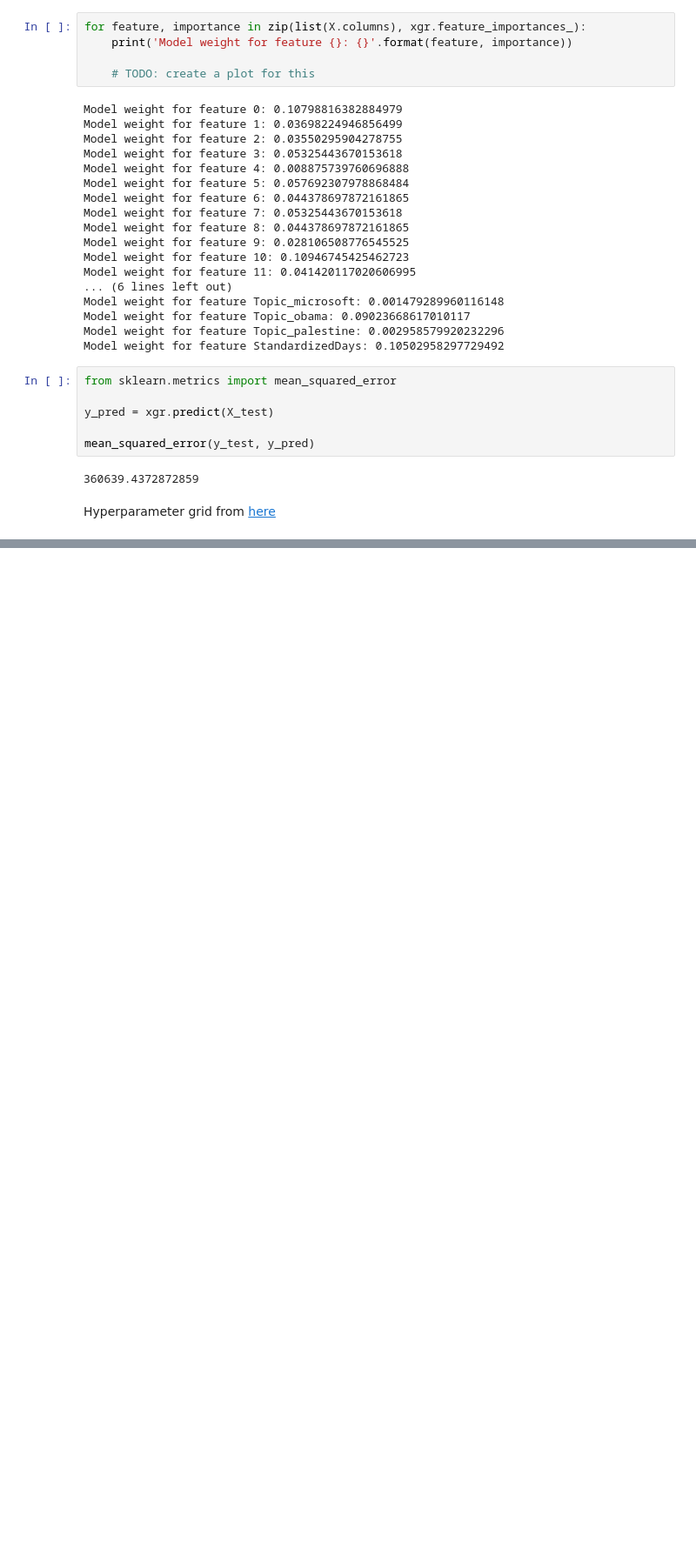
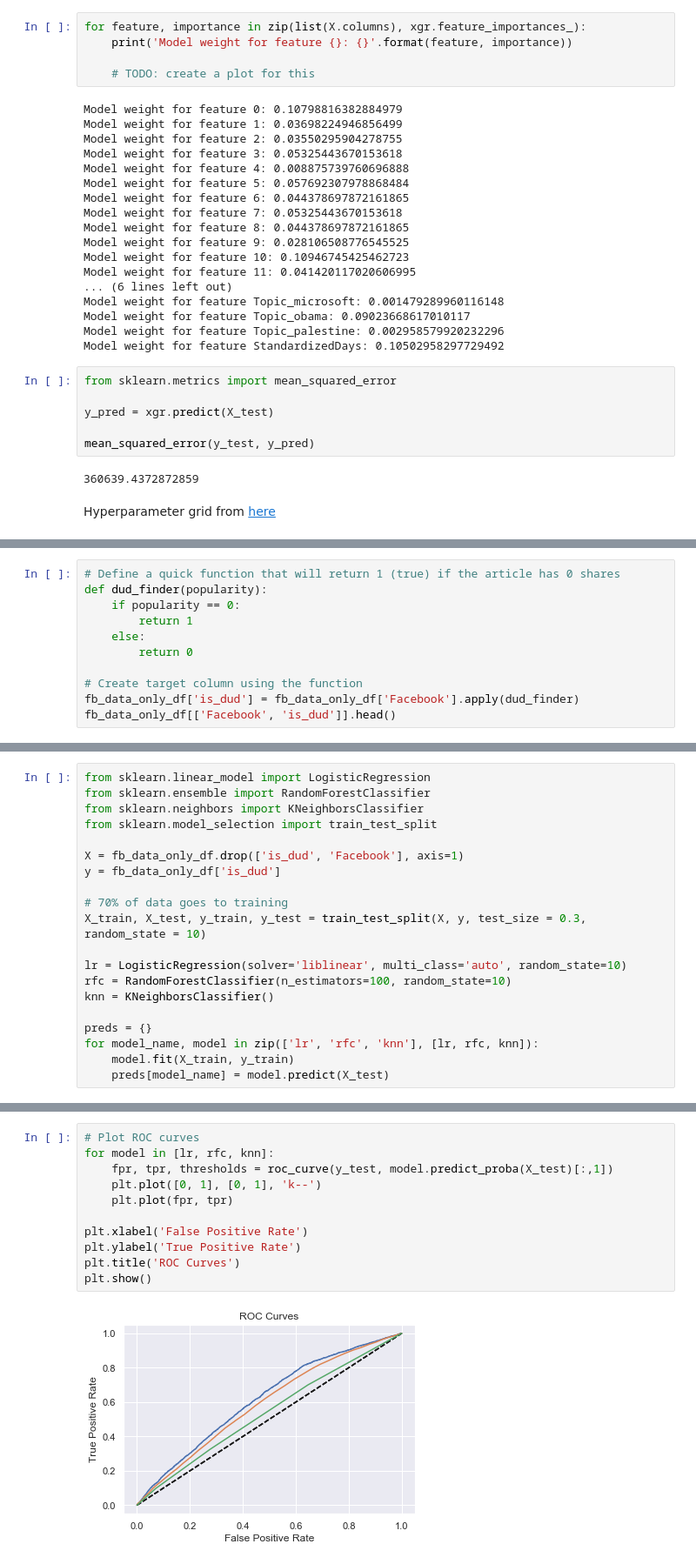
Before and after one commit to chambliss/Notebooks, a Jupyter notebook: Word2Vec_News_Analysis.ipynb, the cells around one changed output, grey strips where cells are left out. Shown: that part at 87% size. Saved outputs shown, nothing was run; the diff lists cells and outputs as text; blank space fills up the shorter version.

```diff
--- a/Word2Vec_News_Analysis.ipynb
+++ b/Word2Vec_News_Analysis.ipynb
@@ -612,0 +636,11 @@ To be continued - next we'll be cleaning up this model fitting and testing proce
+# %%
+# Define a quick function that will return 1 (true) if the article has 0 shares
+def dud_finder(popularity):
+    if popularity == 0:
+        return 1
+    else:
+        return 0
+
+# Create target column using the function
+fb_data_only_df['is_dud'] = fb_data_only_df['Facebook'].apply(dud_finder)
+fb_data_only_df[['Facebook', 'is_dud']].head()
@@ -612,0 +656,20 @@ To be continued - next we'll be cleaning up this model fitting and testing proce
+# %%
+from sklearn.linear_model import LogisticRegression
+from sklearn.ensemble import RandomForestClassifier
+from sklearn.neighbors import KNeighborsClassifier
+from sklearn.model_selection import train_test_split
+
+X = fb_data_only_df.drop(['is_dud', 'Facebook'], axis=1)
+y = fb_data_only_df['is_dud']
+
+# 70% of data goes to training
+X_train, X_test, y_train, y_test = train_test_split(X, y, test_size = 0.3, random_state = 10)
+
+lr = LogisticRegression(solver='liblinear', multi_class='auto', random_state=10)
+rfc = RandomForestClassifier(n_estimators=100, random_state=10)
+knn = KNeighborsClassifier()
+
+preds = {}
+for model_name, model in zip(['lr', 'rfc', 'knn'], [lr, rfc, knn]):
+    model.fit(X_train, y_train)
+    preds[model_name] = model.predict(X_test)
@@ -612,0 +701,13 @@ To be continued - next we'll be cleaning up this model fitting and testing proce
+# %%
+# Plot ROC curves
+for model in [lr, rfc, knn]:
+    fpr, tpr, thresholds = roc_curve(y_test, model.predict_proba(X_test)[:,1])
+    plt.plot([0, 1], [0, 1], 'k--')
+    plt.plot(fpr, tpr)
+
+plt.xlabel('False Positive Rate')
+plt.ylabel('True Positive Rate')
+plt.title('ROC Curves')
+plt.show()
+# %% [output]
+[figure, added]
```
Also changed, not shown: parts of 22 cells of this notebook.
